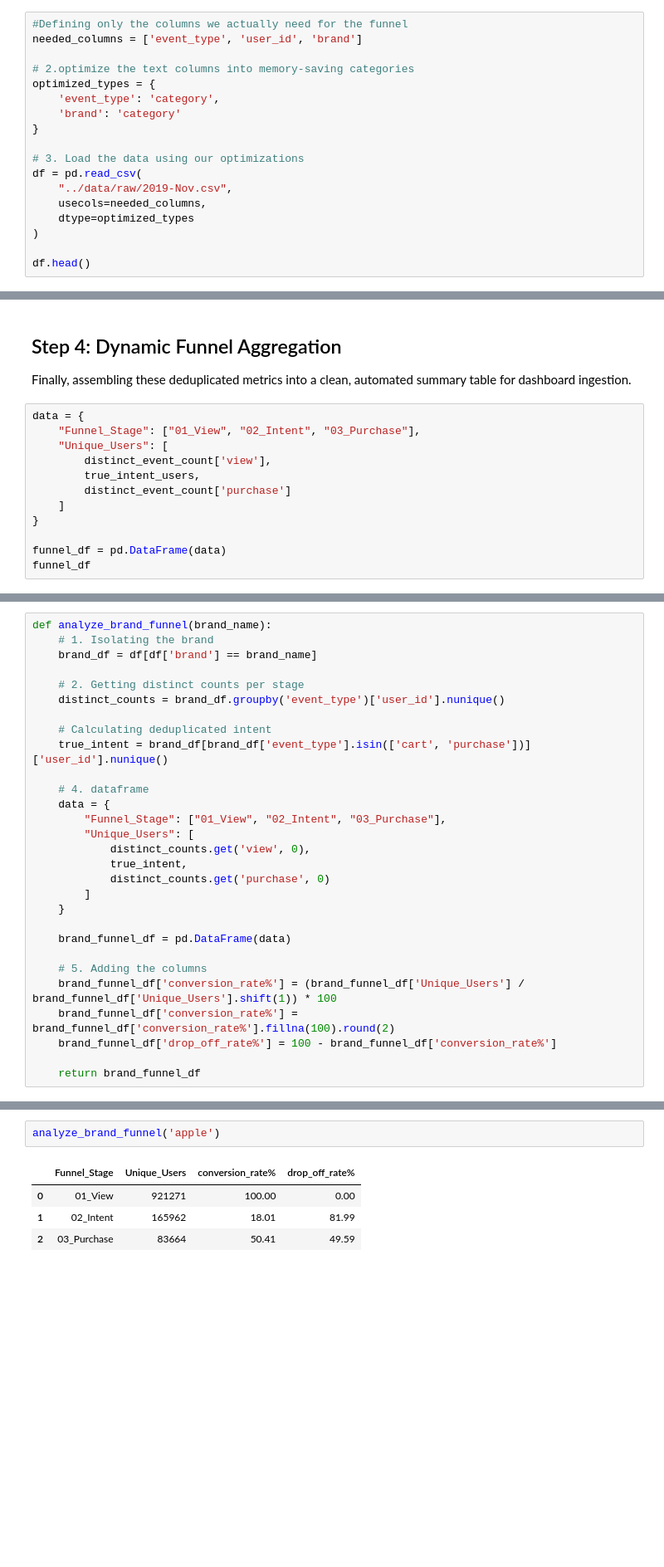
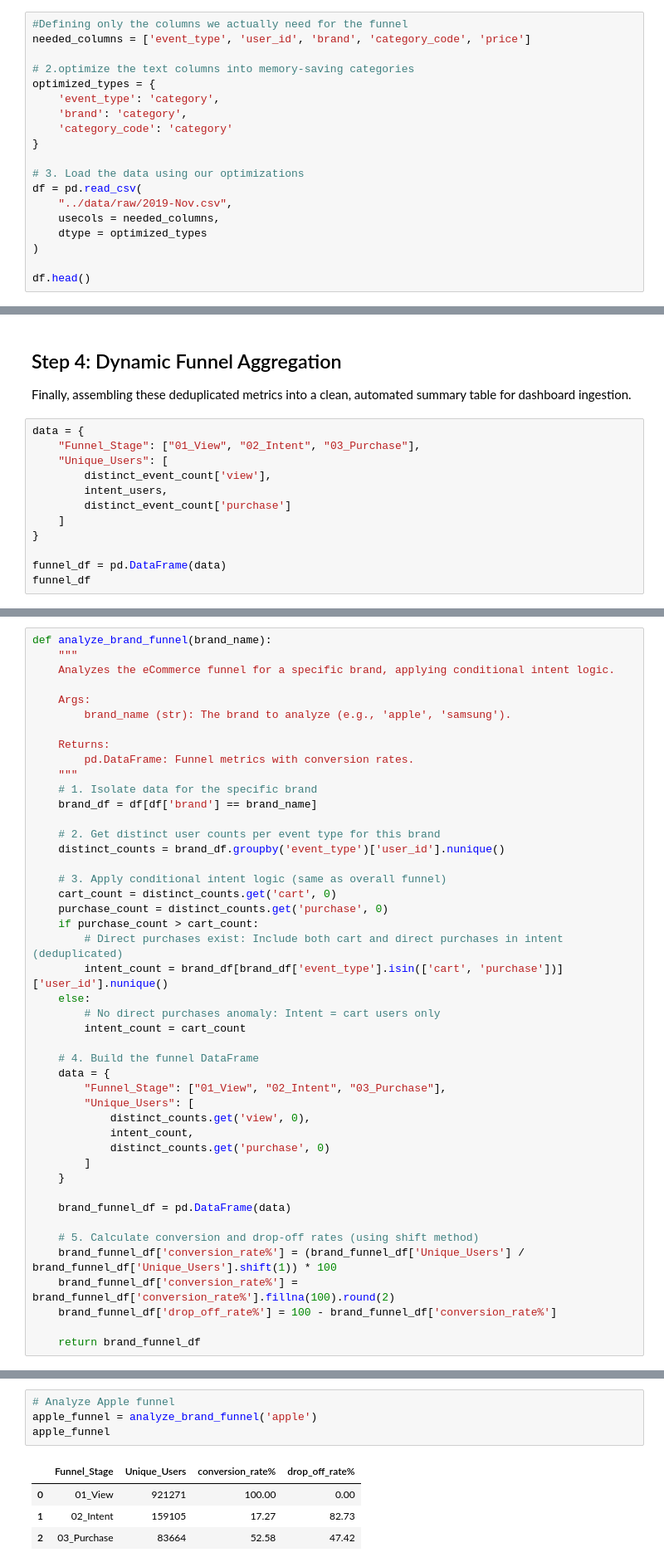
Before and after one commit to dSAFAN/FUTURE_DS_03, a Jupyter notebook: notebooks/01_funnel_eda.ipynb, the cells around one changed output, grey strips where cells are left out. Shown at 83% size. Drawn from its saved outputs; the diff is of its cells as text; blank space fills up the shorter version.

```diff
--- a/notebooks/01_funnel_eda.ipynb
+++ b/notebooks/01_funnel_eda.ipynb
@@ -20,18 +14,19 @@ pd.set_option('display.max_columns', None)
 # %%
 #Defining only the columns we actually need for the funnel
-needed_columns = ['event_type', 'user_id', 'brand']
+needed_columns = ['event_type', 'user_id', 'brand', 'category_code', 'price']
 
 # 2.optimize the text columns into memory-saving categories
 optimized_types = {
     'event_type': 'category',
-    'brand': 'category'
+    'brand': 'category',
+    'category_code': 'category'
 }
 
 # 3. Load the data using our optimizations
 df = pd.read_csv(
     "../data/raw/2019-Nov.csv",
-    usecols=needed_columns,
-    dtype=optimized_types
+    usecols = needed_columns,
+    dtype = optimized_types
 )
 
 df.head()
@@ -83,7 +90,7 @@ data = {
     "Funnel_Stage": ["01_View", "02_Intent", "03_Purchase"],
     "Unique_Users": [
         distinct_event_count['view'],
-        true_intent_users,
+        intent_users,
         distinct_event_count['purchase']
     ]
 }
@@ -119,27 +145,43 @@ To compare performance across different segments (e.g., brands), we wrap our fun
 # %%
 def analyze_brand_funnel(brand_name):
-    # 1. Isolating the brand
+    """
+    Analyzes the eCommerce funnel for a specific brand, applying conditional intent logic.
+
+    Args:
+        brand_name (str): The brand to analyze (e.g., 'apple', 'samsung').
+
+    Returns:
+        pd.DataFrame: Funnel metrics with conversion rates.
+    """
+    # 1. Isolate data for the specific brand
     brand_df = df[df['brand'] == brand_name]
 
-    # 2. Getting distinct counts per stage
+    # 2. Get distinct user counts per event type for this brand
     distinct_counts = brand_df.groupby('event_type')['user_id'].nunique()
 
-    # Calculating deduplicated intent
-    true_intent = brand_df[brand_df['event_type'].isin(['cart', 'purchase'])]['user_id'].nunique()
+    # 3. Apply conditional intent logic (same as overall funnel)
+    cart_count = distinct_counts.get('cart', 0)
+    purchase_count = distinct_counts.get('purchase', 0)
+    if purchase_count > cart_count:
+        # Direct purchases exist: Include both cart and direct purchases in intent (deduplicated)
+        intent_count = brand_df[brand_df['event_type'].isin(['cart', 'purchase'])]['user_id'].nunique()
+    else:
+        # No direct purchases anomaly: Intent = cart users only
+        intent_count = cart_count
 
-    # 4. dataframe
+    # 4. Build the funnel DataFrame
     data = {
         "Funnel_Stage": ["01_View", "02_Intent", "03_Purchase"],
         "Unique_Users": [
             distinct_counts.get('view', 0),
-            true_intent,
+            intent_count,
             distinct_counts.get('purchase', 0)
         ]
     }
 
     brand_funnel_df = pd.DataFrame(data)
 
-    # 5. Adding the columns
+    # 5. Calculate conversion and drop-off rates (using shift method)
     brand_funnel_df['conversion_rate%'] = (brand_funnel_df['Unique_Users'] / brand_funnel_df['Unique_Users'].shift(1)) * 100
     brand_funnel_df['conversion_rate%'] = brand_funnel_df['conversion_rate%'].fillna(100).round(2)
     brand_funnel_df['drop_off_rate%'] = 100 - brand_funnel_df['conversion_rate%']
@@ -154,7 +201,9 @@ Look at the output table below to compare how rivals like Apple and Samsung are
 # %%
-analyze_brand_funnel('apple')
+# Analyze Apple funnel
+apple_funnel = analyze_brand_funnel('apple')
+apple_funnel
 # %% [output]
 |  | Funnel_Stage | Unique_Users | conversion_rate% | drop_off_rate% |
 | 0 | 01_View | 921271 | 100.00 | 0.00 |
-| 1 | 02_Intent | 165962 | 18.01 | 81.99 |
-| 2 | 03_Purchase | 83664 | 50.41 | 49.59 |
+| 1 | 02_Intent | 159105 | 17.27 | 82.73 |
+| 2 | 03_Purchase | 83664 | 52.58 | 47.42 |
```
Also changed, not shown: parts of 21 cells of this notebook.
